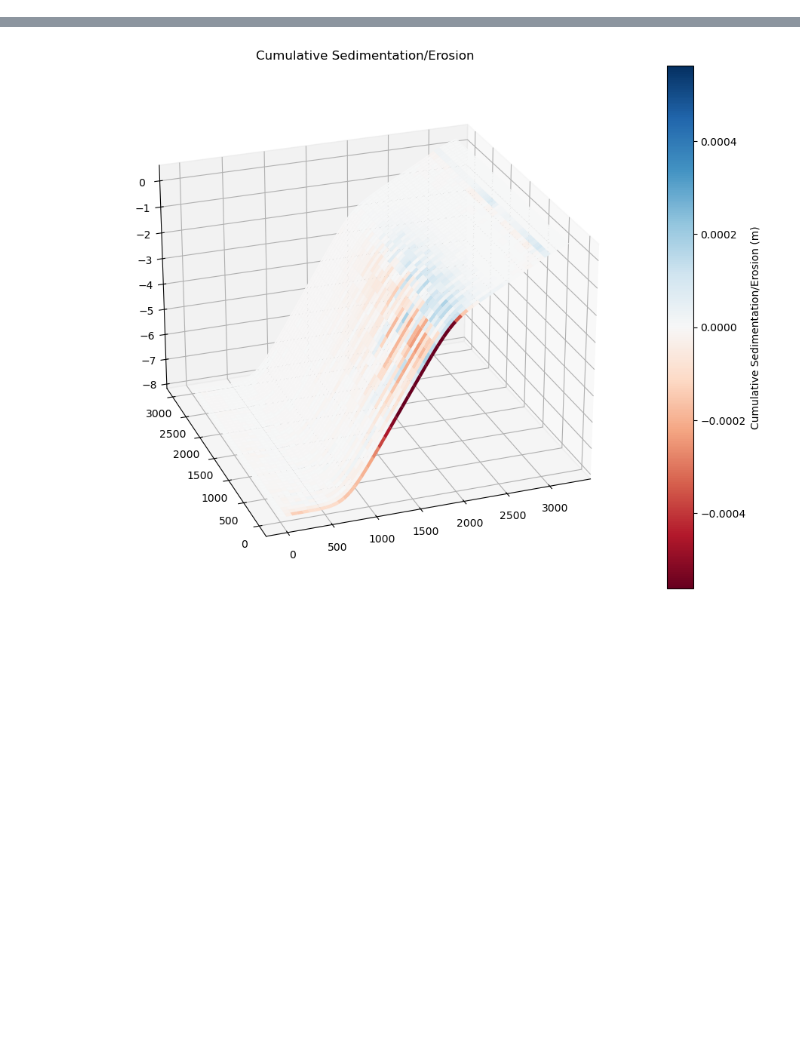
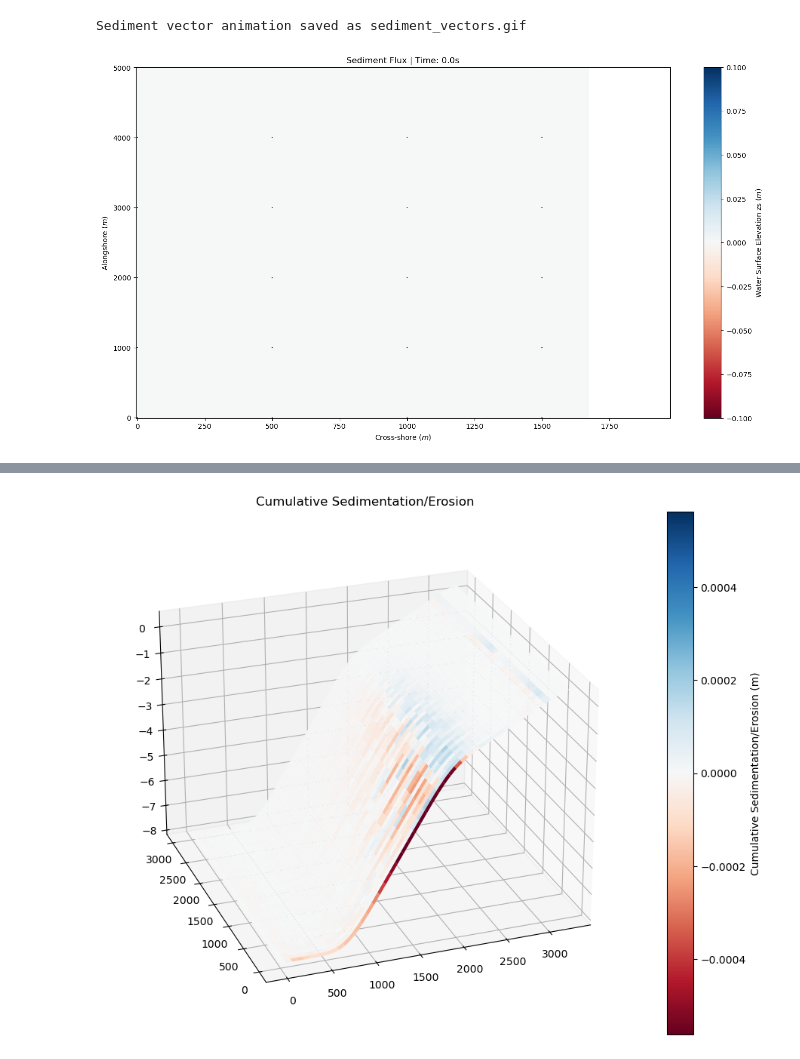
Before and after one commit to acdealy/xbeach, a Jupyter notebook: xbeach_post.ipynb, the cells around one changed output, grey strips where cells are left out. Saved outputs shown, nothing was run; the diff lists cells and outputs as text; code cells hidden in the pictures; blank space fills up the shorter version.

```diff
--- a/xbeach_post.ipynb
+++ b/xbeach_post.ipynb
@@ -83,39 +133,45 @@ print("3D Animation saved as wave_3d_final.gif")
 # plot sediment flux vector field
 fig, ax = plt.subplots(figsize=(17, 9))
 
+# Using zs (Water Surface Elevation) for the background
 background = ds['zs'].isel(globaltime=0)
 im = ax.pcolormesh(X_mesh, Y_mesh, background, cmap='RdBu', shading='auto')
-fig.colorbar(im, label='Wave Height H ($m$)')
+fig.colorbar(im, label='Water Surface Elevation zs ($m$)')
 
-skip = (slice(None, None, 5), slice(None, None, 10))
+skip = (slice(None, None, 100), slice(None, None, 50))
 
-# squeeze dimension
-u_full = ds['Susg'].isel(globaltime=-1).values.squeeze()
-v_full = ds['Svsg'].isel(globaltime=-1).values.squeeze()
+# FIX: Sum across the sediment_classes dimension to get total suspended flux
+u_full = ds['Sutot'].isel(globaltime=-1).values
+v_full = ds['Svtot'].isel(globaltime=-1).values
 
 X_plot = X_mesh[skip]
 Y_plot = Y_mesh[skip]
 u_plot = u_full[skip]
 v_plot = v_full[skip]
 
 Q = ax.quiver(X_plot, Y_plot, u_plot, v_plot, color='k', scale=1, width=0.002)
 
-# cbar = fig.colorbar(Q, ax=ax, label='Sediment Transport Magnitude (m²/s)')
 ax.set_title('Sediment Flux')
 ax.set_xlabel('Cross-shore ($m$)')
 ax.set_ylabel('Alongshore ($m$)')
 
 def update(frame):
+    # Flatten the background array for the current frame
     im.set_array(ds['zs'].isel(globaltime=frame).values.ravel())
 
-    u = ds['Susg'].isel(globaltime=frame).values.squeeze()[skip]
-    v = ds['Svsg'].isel(globaltime=frame).values.squeeze()[skip]
+    # FIX: Sum across sediment classes for the current animation frame
+    u = ds['Sutot'].isel(globaltime=frame).values[skip]
+    v = ds['Svtot'].isel(globaltime=frame).values[skip]
+
     Q.set_UVC(u, v)
 
     ax.set_title(f"Sediment Flux | Time: {ds.globaltime[frame].values:.1f}s")
     return im, Q
 
 ani = animation.FuncAnimation(fig, update, frames=len(ds.globaltime), blit=False)
 ani.save('sediment_vectors.gif', writer='pillow', fps=8)
 print("Sediment vector animation saved as sediment_vectors.gif")
+# %% [output]
+Sediment vector animation saved as sediment_vectors.gif
+[figure, added]
 # %%
```
Also changed, not shown: parts of 9 cells of this notebook.
